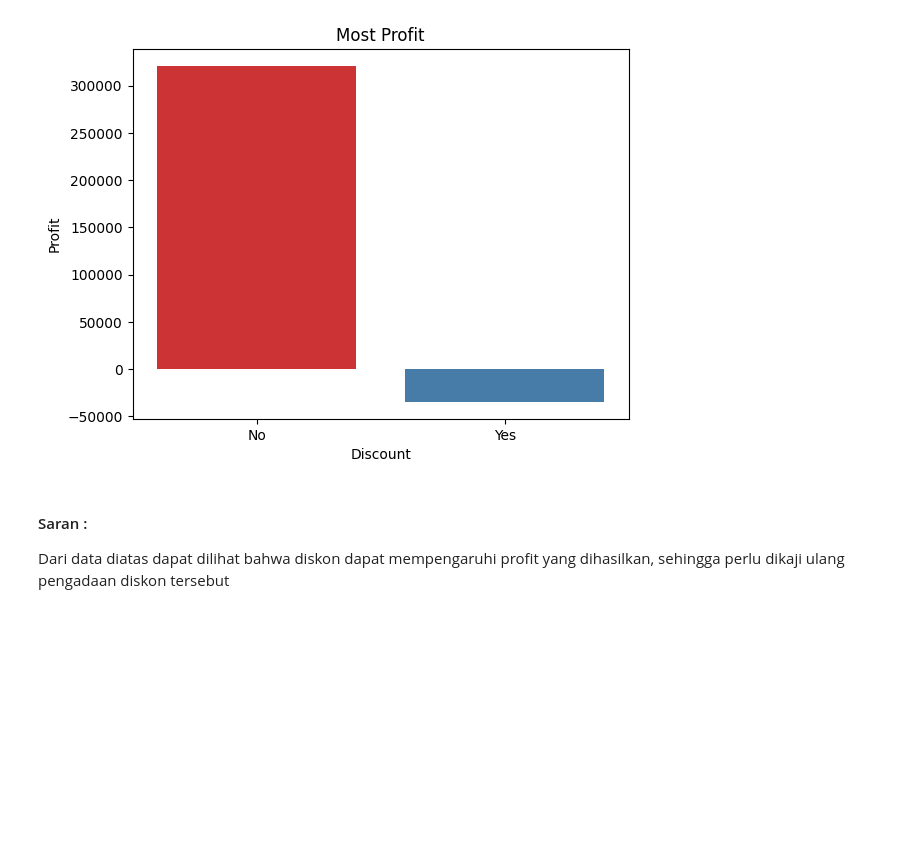
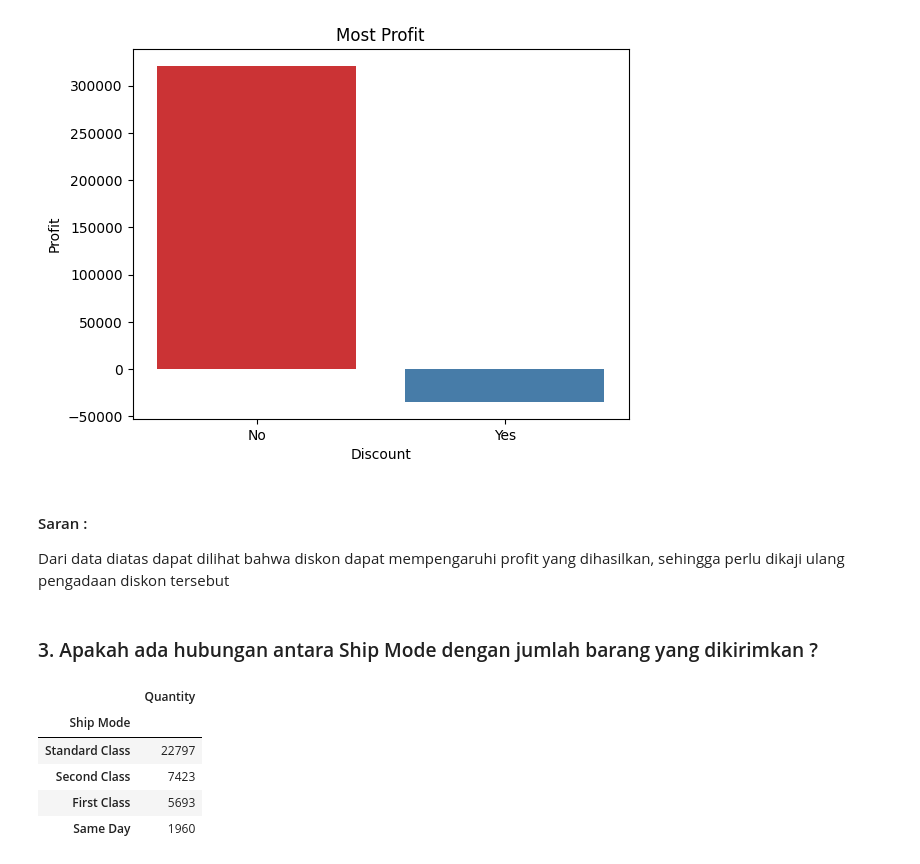
Before and after one commit to tonimurfid/Tugas_Internship_BCC, a Jupyter notebook: python/EDA_5_Fatoni Murfid Syaafii.ipynb, the cells around one changed output. Cells and saved outputs as stored; diff of their text form; code cells hidden in the pictures; blank space fills up the shorter version.

```diff
--- a/python/EDA_5_Fatoni Murfid Syaafii.ipynb
+++ b/python/EDA_5_Fatoni Murfid Syaafii.ipynb
@@ -89,3 +105,16 @@ Text(0.5, 1.0, 'Most Profit')
 # %% [markdown]
 #### Saran :
 Dari data diatas dapat dilihat bahwa diskon dapat mempengaruhi profit yang dihasilkan, sehingga perlu dikaji ulang pengadaan diskon tersebut
+# %% [markdown]
+### 3. Apakah ada hubungan antara Ship Mode dengan jumlah barang yang dikirimkan ?
+# %%
+# df_3 = pd.DataFrame(df['Ship Mode'].unique())
+df_3 = pd.DataFrame(df.groupby('Ship Mode')['Quantity'].sum().sort_values(ascending=False))
+df_3
+# %% [output]
+|  | Quantity |
+| Ship Mode |  |
+| Standard Class | 22797 |
+| Second Class | 7423 |
+| First Class | 5693 |
+| Same Day | 1960 |
```
Also changed, not shown: parts of 2 cells of this notebook.
